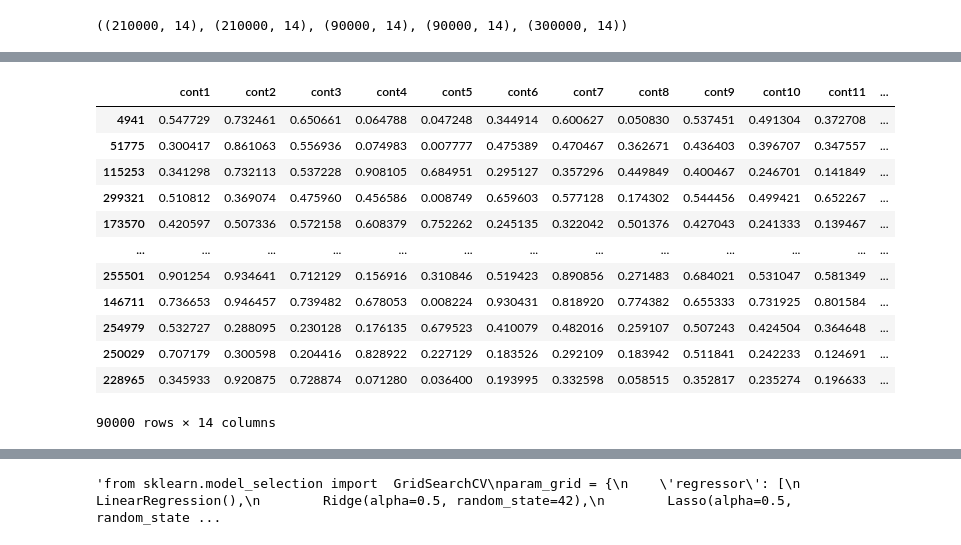
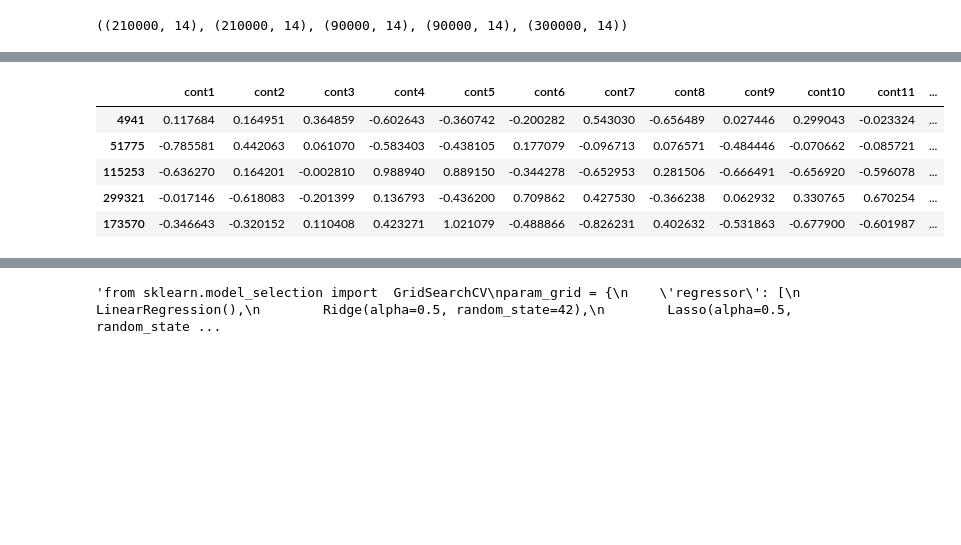
Before and after one commit to dango80/My-approach-to-a-Regression-problem, a Jupyter notebook: my-approach-to-a-tabular-regression-problem.ipynb, the cells around one changed output, grey strips where cells are left out. Saved outputs shown, nothing was run; the diff lists cells and outputs as text; code cells hidden in the pictures; blank space fills up the shorter version.

```diff
--- a/my-approach-to-a-tabular-regression-problem.ipynb
+++ b/my-approach-to-a-tabular-regression-problem.ipynb
@@ -317,7 +343,7 @@ train.corr()[15:16].T
 # %%
 from sklearn.model_selection import train_test_split,KFold,cross_val_score
 
-X=train.drop(["id","target"],axis=1)
+X=train.drop(["id"],axis=1)
 y=train.target
 # %% [markdown]
 I can drop the variable id that is not particularly significant in this case
@@ -363,0 +401,3 @@ Splitting the dataset for the validation
+# %%
+X=X.drop("target",axis=1)
+X
@@ -519,7 +597,7 @@ output
 from sklearn.pipeline import make_pipeline
 from sklearn.preprocessing import RobustScaler,MinMaxScaler,StandardScaler
 # %%
-rs = MinMaxScaler()
+rs = RobustScaler()
 rs.fit(X_train)
 X_train_rs = pd.DataFrame(rs.transform(X_train), columns=X_train.columns, index=X_train.index)
 X_val_rs = pd.DataFrame(rs.transform(X_val), columns=X_val.columns, index=X_val.index)
@@ -563,17 +627,10 @@ X_train
 # %%
-X_val_rs
+X_val_rs.head()
 # %% [output]
 |  | cont1 | cont2 | cont3 | cont4 | cont5 | cont6 | cont7 | cont8 | cont9 | cont10 | cont11 | ... |
-| 4941 | 0.547729 | 0.732461 | 0.650661 | 0.064788 | 0.047248 | 0.344914 | 0.600627 | 0.050830 | 0.537451 | 0.491304 | 0.372708 | ... |
-| 51775 | 0.300417 | 0.861063 | 0.556936 | 0.074983 | 0.007777 | 0.475389 | 0.470467 | 0.362671 | 0.436403 | 0.396707 | 0.347557 | ... |
-| 115253 | 0.341298 | 0.732113 | 0.537228 | 0.908105 | 0.684951 | 0.295127 | 0.357296 | 0.449849 | 0.400467 | 0.246701 | 0.141849 | ... |
-| 299321 | 0.510812 | 0.369074 | 0.475960 | 0.456586 | 0.008749 | 0.659603 | 0.577128 | 0.174302 | 0.544456 | 0.499421 | 0.652267 | ... |
-| 173570 | 0.420597 | 0.507336 | 0.572158 | 0.608379 | 0.752262 | 0.245135 | 0.322042 | 0.501376 | 0.427043 | 0.241333 | 0.139467 | ... |
-| ... | ... | ... | ... | ... | ... | ... | ... | ... | ... | ... | ... | ... |
-| 255501 | 0.901254 | 0.934641 | 0.712129 | 0.156916 | 0.310846 | 0.519423 | 0.890856 | 0.271483 | 0.684021 | 0.531047 | 0.581349 | ... |
-| 146711 | 0.736653 | 0.946457 | 0.739482 | 0.678053 | 0.008224 | 0.930431 | 0.818920 | 0.774382 | 0.655333 | 0.731925 | 0.801584 | ... |
-| 254979 | 0.532727 | 0.288095 | 0.230128 | 0.176135 | 0.679523 | 0.410079 | 0.482016 | 0.259107 | 0.507243 | 0.424504 | 0.364648 | ... |
-| 250029 | 0.707179 | 0.300598 | 0.204416 | 0.828922 | 0.227129 | 0.183526 | 0.292109 | 0.183942 | 0.511841 | 0.242233 | 0.124691 | ... |
-| 228965 | 0.345933 | 0.920875 | 0.728874 | 0.071280 | 0.036400 | 0.193995 | 0.332598 | 0.058515 | 0.352817 | 0.235274 | 0.196633 | ... |
+| 4941 | 0.117684 | 0.164951 | 0.364859 | -0.602643 | -0.360742 | -0.200282 | 0.543030 | -0.656489 | 0.027446 | 0.299043 | -0.023324 | ... |
+| 51775 | -0.785581 | 0.442063 | 0.061070 | -0.583403 | -0.438105 | 0.177079 | -0.096713 | 0.076571 | -0.484446 | -0.070662 | -0.085721 | ... |
+| 115253 | -0.636270 | 0.164201 | -0.002810 | 0.988940 | 0.889150 | -0.344278 | -0.652953 | 0.281506 | -0.666491 | -0.656920 | -0.596078 | ... |
+| 299321 | -0.017146 | -0.618083 | -0.201399 | 0.136793 | -0.436200 | 0.709862 | 0.427530 | -0.366238 | 0.062932 | 0.330765 | 0.670254 | ... |
+| 173570 | -0.346643 | -0.320152 | 0.110408 | 0.423271 | 1.021079 | -0.488866 | -0.826231 | 0.402632 | -0.531863 | -0.677900 | -0.601987 | ... |
-90000 rows × 14 columns
 # %%
```
Also changed, not shown: parts of 47 cells of this notebook.
